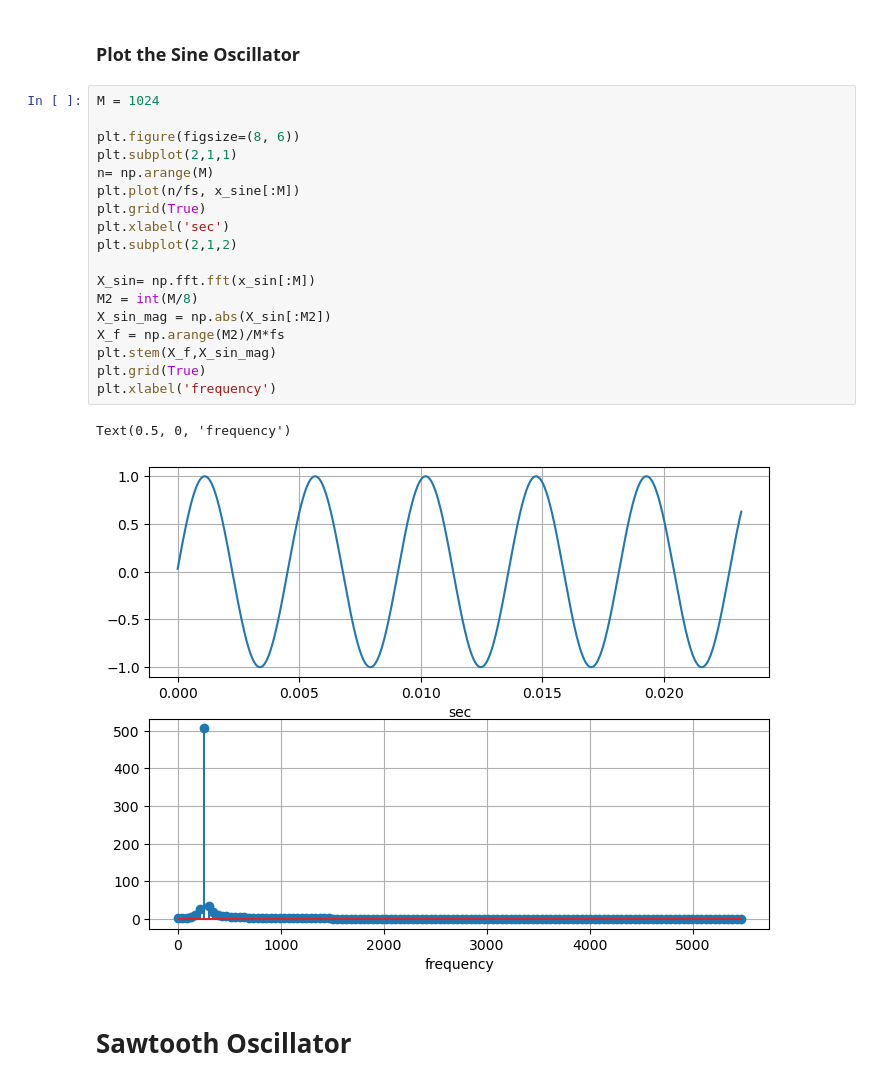
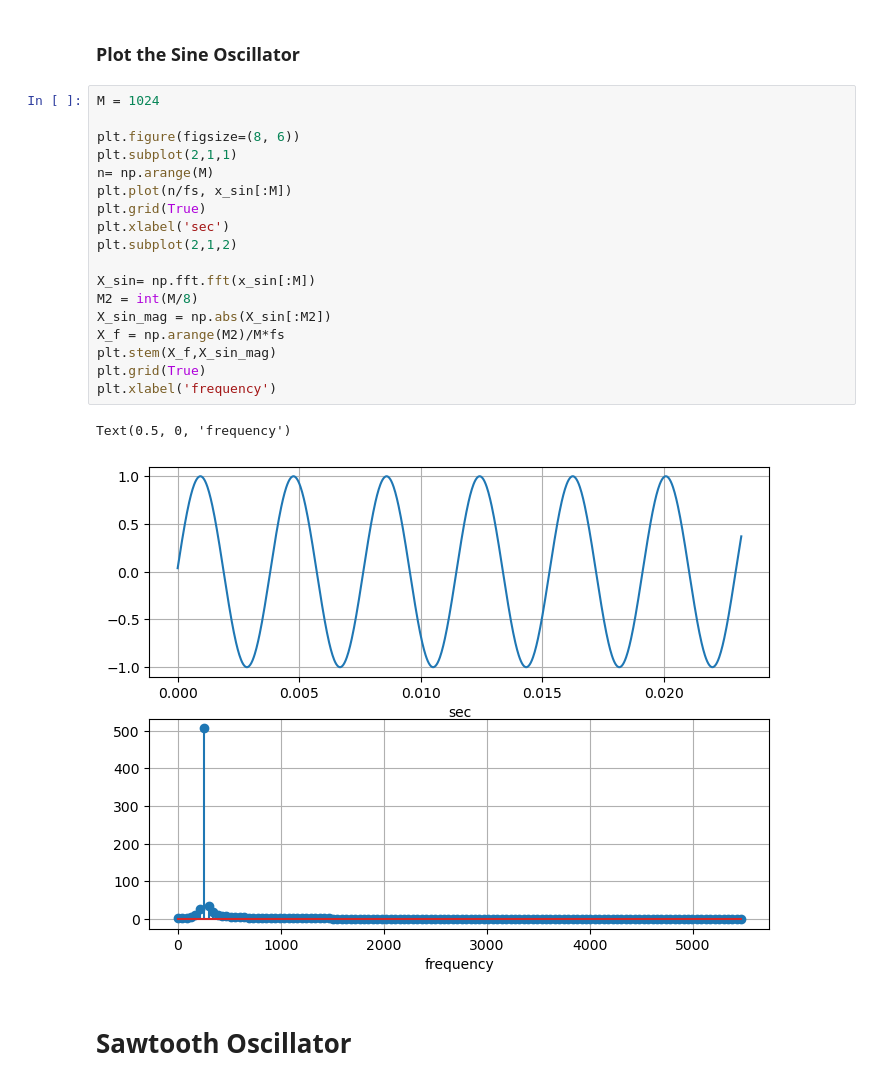
Before and after one commit to juhannam/ctp431-2023, a Jupyter notebook: python/02. Basic Sound Synthesis Units.ipynb, the cells around one changed output. Drawn from its saved outputs; the diff is of its cells as text.

```diff
--- a/python/02. Basic Sound Synthesis Units.ipynb
+++ b/python/02. Basic Sound Synthesis Units.ipynb
@@ -38,24 +39,24 @@ ipd.Audio(x_sine, rate=fs)
 # %%
 M = 1024
 
 plt.figure(figsize=(8, 6))
 plt.subplot(2,1,1)
 n= np.arange(M)
-plt.plot(n/fs, x_sine[:M])
+plt.plot(n/fs, x_sin[:M])
 plt.grid(True)
 plt.xlabel('sec')
 plt.subplot(2,1,2)
 
 X_sin= np.fft.fft(x_sin[:M])
 M2 = int(M/8)
 X_sin_mag = np.abs(X_sin[:M2])
 X_f = np.arange(M2)/M*fs
 plt.stem(X_f,X_sin_mag)
 plt.grid(True)
 plt.xlabel('frequency')
 # %% [output]
 Text(0.5, 0, 'frequency')
-[figure, old version]
+[figure, new version]
 # %% [markdown]
 # Sawtooth Oscillator
 # %%
```
Also changed, not shown: parts of 15 cells of this notebook.
